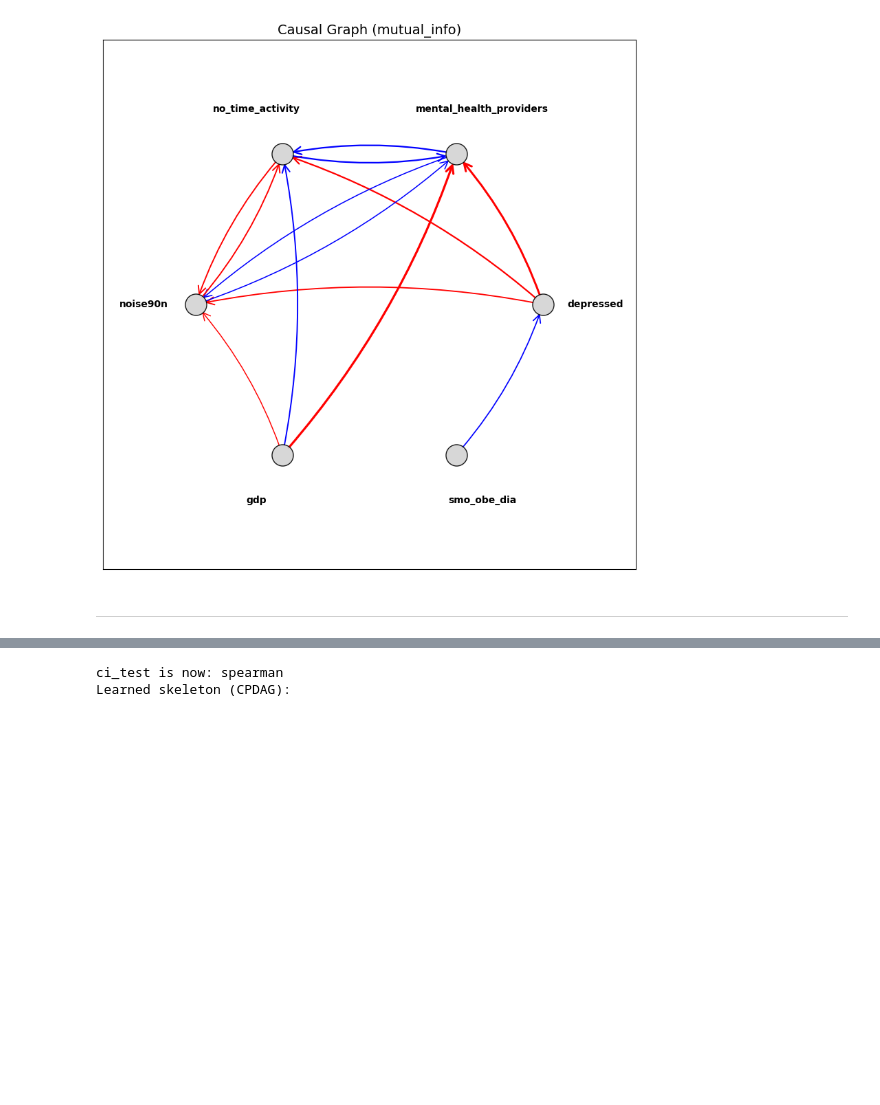
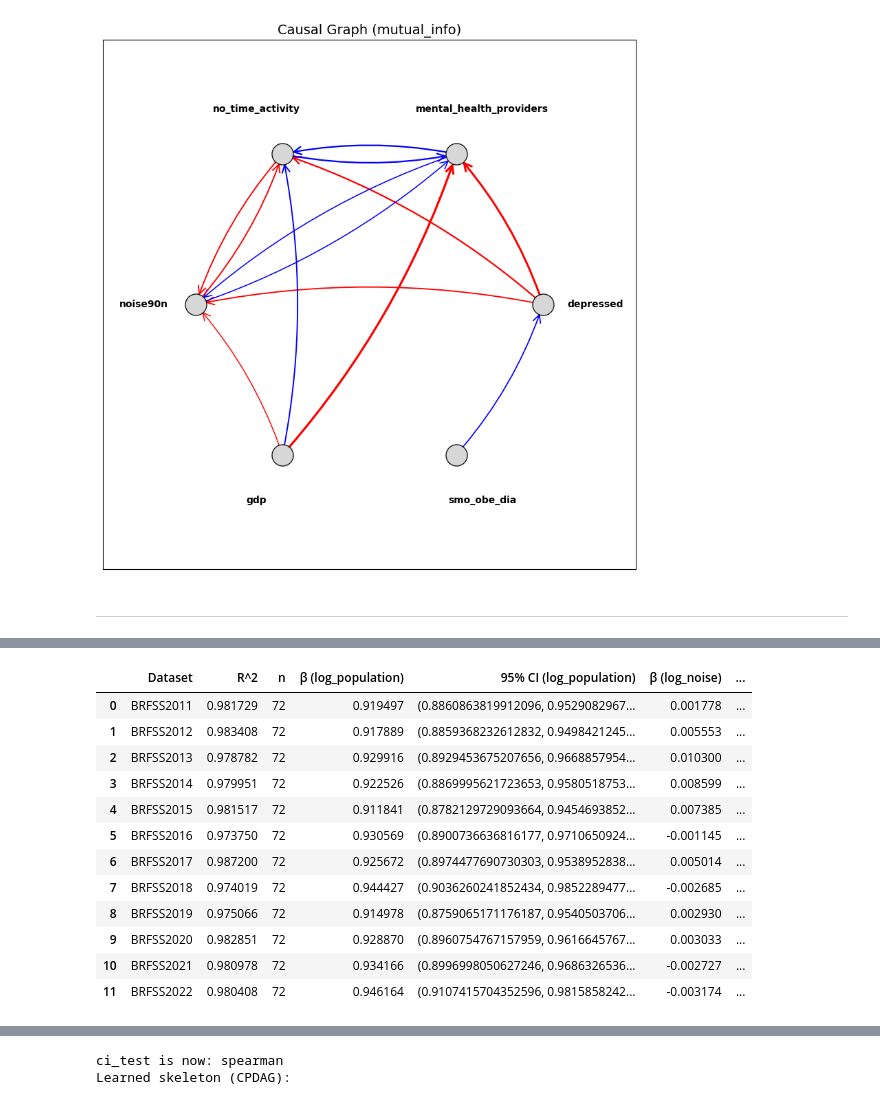
Before and after one commit to ljyyyy120/Captone_depression, a Jupyter notebook: 02_data_analysis/try.ipynb, the cells around one changed output, grey strips where cells are left out. Cells and saved outputs as stored; diff of their text form; code cells hidden in the pictures; blank space fills up the shorter version.

Commit message:
try scaling

```diff
--- a/02_data_analysis/try.ipynb
+++ b/02_data_analysis/try.ipynb
@@ -202,0 +307,49 @@ Learned skeleton (CPDAG):
+# %%
+predictor_vars = ['log_population', 'log_noise']
+
+# Initialize results dict
+table_results = {
+    'Dataset': [],
+    'R^2': [],
+    'n': []
+}
+
+# Add keys dynamically based on predictors
+for var in predictor_vars:
+    table_results[f'β ({var})'] = []
+    table_results[f'95% CI ({var})'] = []
+
+# Regression loop
+for year in sorted(df['Year'].unique()):
+    subset = df[df['Year'] == year]
+    if len(subset) > 1:
+        X = subset[predictor_vars]
+        y = subset['log_depressed']
+
+        betas, cis, r2, n = scaling(X, y, ci_vars=predictor_vars)
+
+        table_results['Dataset'].append(f'BRFSS{int(year)}')
+        table_results['R^2'].append(r2)
+        table_results['n'].append(n)
+
+        for var in predictor_vars:
+            table_results[f'β ({var})'].append(betas.get(var, np.nan))
+            table_results[f'95% CI ({var})'].append(cis.get(var, (np.nan, np.nan)))
+
+# Final result
+results_df2 = pd.DataFrame(table_results)
+results_df2
+# %% [output]
+|  | Dataset | R^2 | n | β (log_population) | 95% CI (log_population) | β (log_noise) | ... |
+| 0 | BRFSS2011 | 0.981729 | 72 | 0.919497 | (0.8860863819912096, 0.9529082967... | 0.001778 | ... |
+| 1 | BRFSS2012 | 0.983408 | 72 | 0.917889 | (0.8859368232612832, 0.9498421245... | 0.005553 | ... |
+| 2 | BRFSS2013 | 0.978782 | 72 | 0.929916 | (0.8929453675207656, 0.9668857954... | 0.010300 | ... |
+| 3 | BRFSS2014 | 0.979951 | 72 | 0.922526 | (0.8869995621723653, 0.9580518753... | 0.008599 | ... |
+| 4 | BRFSS2015 | 0.981517 | 72 | 0.911841 | (0.8782129729093664, 0.9454693852... | 0.007385 | ... |
+| 5 | BRFSS2016 | 0.973750 | 72 | 0.930569 | (0.8900736636816177, 0.9710650924... | -0.001145 | ... |
+| 6 | BRFSS2017 | 0.987200 | 72 | 0.925672 | (0.8974477690730303, 0.9538952838... | 0.005014 | ... |
+| 7 | BRFSS2018 | 0.974019 | 72 | 0.944427 | (0.9036260241852434, 0.9852289477... | -0.002685 | ... |
+| 8 | BRFSS2019 | 0.975066 | 72 | 0.914978 | (0.8759065171176187, 0.9540503706... | 0.002930 | ... |
+| 9 | BRFSS2020 | 0.982851 | 72 | 0.928870 | (0.8960754767157959, 0.9616645767... | 0.003033 | ... |
+| 10 | BRFSS2021 | 0.980978 | 72 | 0.934166 | (0.8996998050627246, 0.9686326536... | -0.002727 | ... |
+| 11 | BRFSS2022 | 0.980408 | 72 | 0.946164 | (0.9107415704352596, 0.9815858242... | -0.003174 | ... |
```
Also changed, not shown: parts of 6 cells of this notebook.
